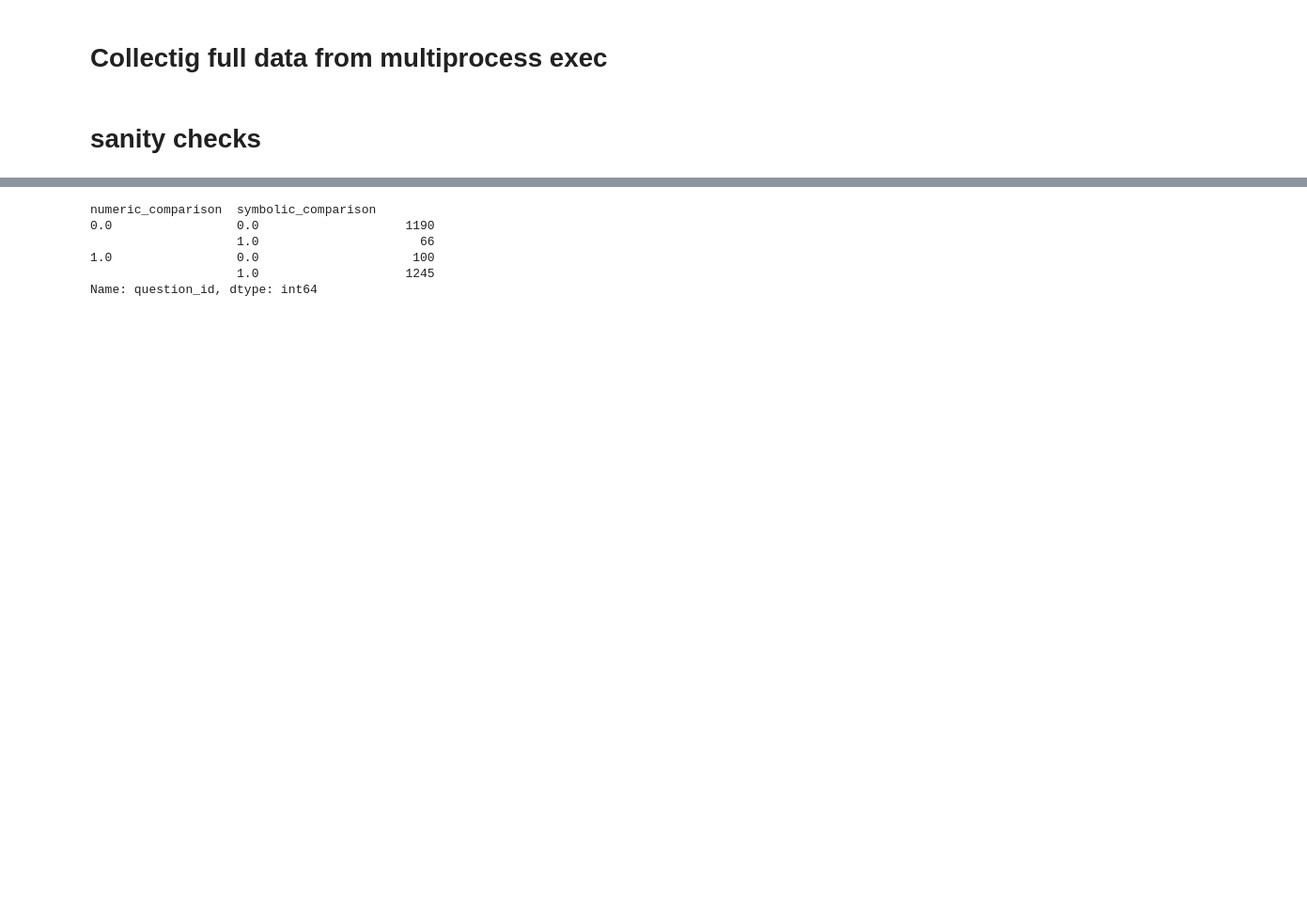
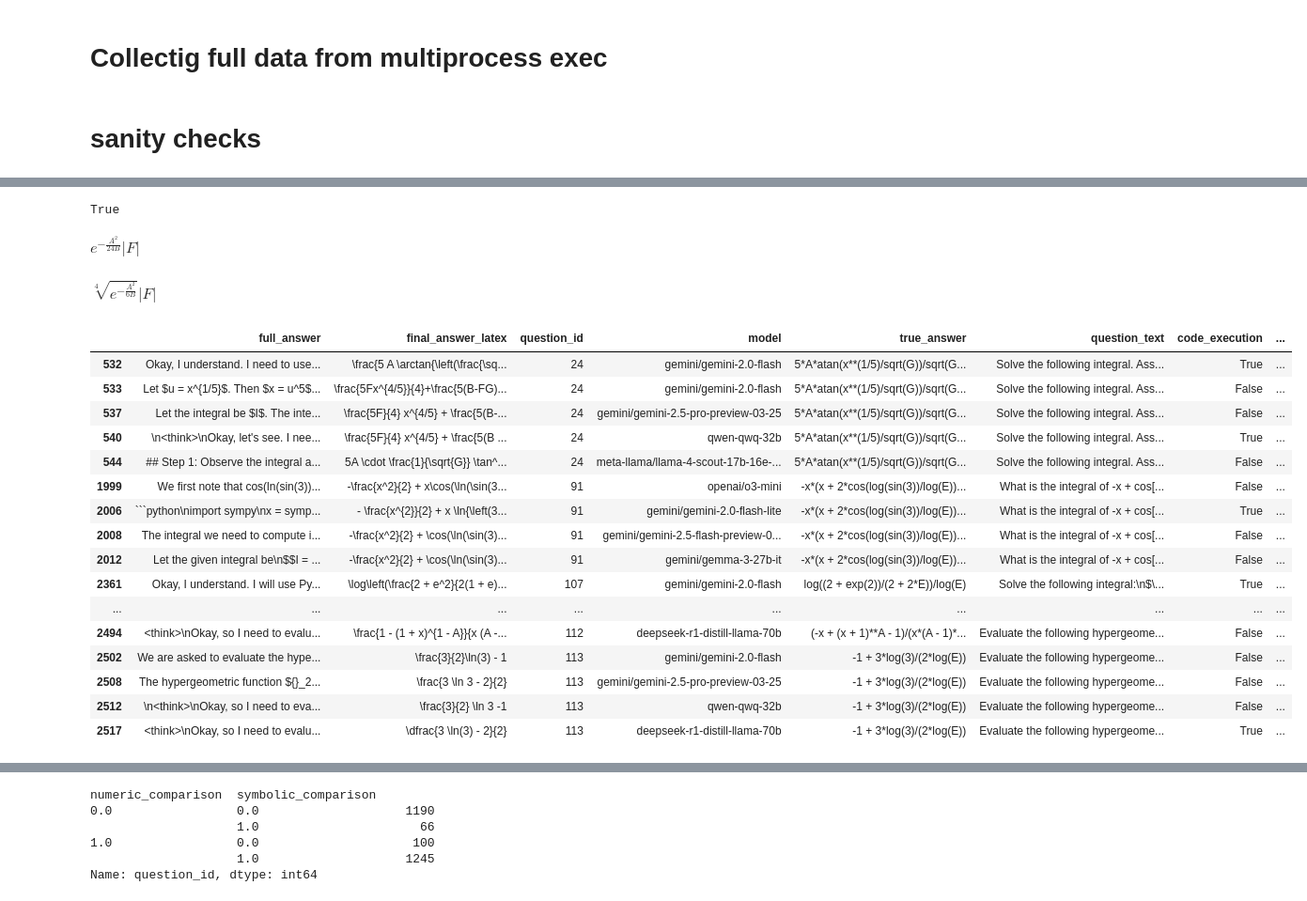
Before and after one commit to RamanujanMachine/ASyMOB, a Jupyter notebook: Test LLM answers - pipelined.ipynb, the cells around one changed output, grey strips where cells are left out. Shown at 94% size. Drawn from its saved outputs; the diff is of its cells as text; code cells hidden in the pictures; blank space fills up the shorter version.

````diff
--- a/Test LLM answers - pipelined.ipynb
+++ b/Test LLM answers - pipelined.ipynb
@@ -242,0 +322,43 @@ partially_invalid
+# %%
+math_parsers = importlib.reload(math_parsers)
+check_answers = importlib.reload(check_answers)
+from check_answers import compare_numeric
+# %%
+expr_a = math_parsers.parse_sympy_str(fucker.true_answer)
+expr_b = math_parsers.parse_sympy_str(fucker.model_answer)
+
+compare_numeric(expr_a, expr_b)
+# %% [output]
+True
+# %%
+sp.powsimp(expr_a, force=True)
+# %% [output]
+$\displaystyle e^{- \frac{A^{2}}{24 B}} \left|{F}\right|$
+# %%
+sp.powsimp(expr_b, force=True)
+# %% [output]
+$\displaystyle \sqrt[4]{e^{- \frac{A^{2}}{6 B}}} \left|{F}\right|$
+# %%
+whats = valid_results[
+    (valid_results.symbolic_comparison == 1) & (valid_results.numeric_comparison == 0) &
+    valid_results.model_answer.apply(lambda expr: not math_parsers.parse_sympy_str(expr).has(sp.Sum))
+]
+whats
+# %% [output]
+|  | full_answer | final_answer_latex | question_id | model | true_answer | question_text | code_execution | ... |
+| 532 | Okay, I understand. I need to use... | \frac{5 A \arctan{\left(\frac{\sq... | 24 | gemini/gemini-2.0-flash | 5*A*atan(x**(1/5)/sqrt(G))/sqrt(G... | Solve the following integral. Ass... | True | ... |
+| 533 | Let $u = x^{1/5}$. Then $x = u^5$... | \frac{5Fx^{4/5}}{4}+\frac{5(B-FG)... | 24 | gemini/gemini-2.0-flash | 5*A*atan(x**(1/5)/sqrt(G))/sqrt(G... | Solve the following integral. Ass... | False | ... |
+| 537 | Let the integral be $I$. The inte... | \frac{5F}{4} x^{4/5} + \frac{5(B-... | 24 | gemini/gemini-2.5-pro-preview-03-25 | 5*A*atan(x**(1/5)/sqrt(G))/sqrt(G... | Solve the following integral. Ass... | False | ... |
+| 540 | \n<think>\nOkay, let's see. I nee... | \frac{5F}{4} x^{4/5} + \frac{5(B ... | 24 | qwen-qwq-32b | 5*A*atan(x**(1/5)/sqrt(G))/sqrt(G... | Solve the following integral. Ass... | True | ... |
+| 544 | ## Step 1: Observe the integral a... | 5A \cdot \frac{1}{\sqrt{G}} \tan^... | 24 | meta-llama/llama-4-scout-17b-16e-... | 5*A*atan(x**(1/5)/sqrt(G))/sqrt(G... | Solve the following integral. Ass... | False | ... |
+| 1999 | We first note that cos(ln(sin(3))... | -\frac{x^2}{2} + x\cos(\ln(\sin(3... | 91 | openai/o3-mini | -x*(x + 2*cos(log(sin(3))/log(E))... | What is the integral of -x + cos[... | False | ... |
+| 2006 | ```python\nimport sympy\nx = symp... | - \frac{x^{2}}{2} + x \ln{\left(3... | 91 | gemini/gemini-2.0-flash-lite | -x*(x + 2*cos(log(sin(3))/log(E))... | What is the integral of -x + cos[... | True | ... |
+| 2008 | The integral we need to compute i... | -\frac{x^2}{2} + \cos(\ln(\sin(3)... | 91 | gemini/gemini-2.5-flash-preview-0... | -x*(x + 2*cos(log(sin(3))/log(E))... | What is the integral of -x + cos[... | False | ... |
+| 2012 | Let the given integral be\n$$I = ... | -\frac{x^2}{2} + \cos(\ln(\sin(3)... | 91 | gemini/gemma-3-27b-it | -x*(x + 2*cos(log(sin(3))/log(E))... | What is the integral of -x + cos[... | False | ... |
+| 2361 | Okay, I understand. I will use Py... | \log\left(\frac{2 + e^2}{2(1 + e)... | 107 | gemini/gemini-2.0-flash | log((2 + exp(2))/(2 + 2*E))/log(E) | Solve the following integral:\n$\... | True | ... |
+| ... | ... | ... | ... | ... | ... | ... | ... | ... |
+| 2494 | <think>\nOkay, so I need to evalu... | \frac{1 - (1 + x)^{1 - A}}{x (A -... | 112 | deepseek-r1-distill-llama-70b | (-x + (x + 1)**A - 1)/(x*(A - 1)*... | Evaluate the following hypergeome... | False | ... |
+| 2502 | We are asked to evaluate the hype... | \frac{3}{2}\ln(3) - 1 | 113 | gemini/gemini-2.0-flash | -1 + 3*log(3)/(2*log(E)) | Evaluate the following hypergeome... | False | ... |
+| 2508 | The hypergeometric function ${}_2... | \frac{3 \ln 3 - 2}{2} | 113 | gemini/gemini-2.5-pro-preview-03-25 | -1 + 3*log(3)/(2*log(E)) | Evaluate the following hypergeome... | False | ... |
+| 2512 | \n<think>\nOkay, so I need to eva... | \frac{3}{2} \ln 3 -1 | 113 | qwen-qwq-32b | -1 + 3*log(3)/(2*log(E)) | Evaluate the following hypergeome... | False | ... |
+| 2517 | <think>\nOkay, so I need to evalu... | \dfrac{3 \ln(3) - 2}{2} | 113 | deepseek-r1-distill-llama-70b | -1 + 3*log(3)/(2*log(E)) | Evaluate the following hypergeome... | True | ... |
````
Also changed, not shown: parts of 72 cells of this notebook, 4 other files.
